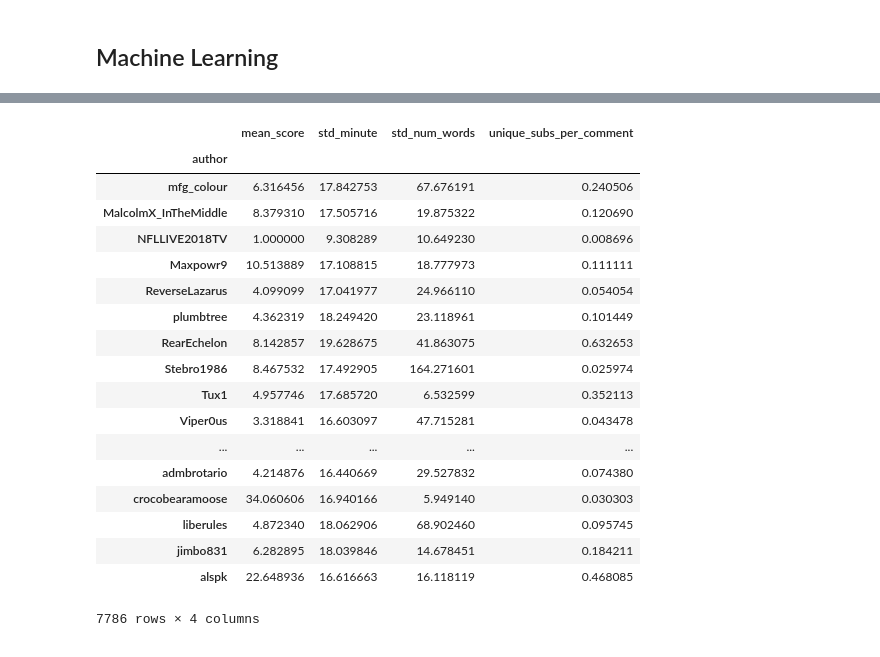
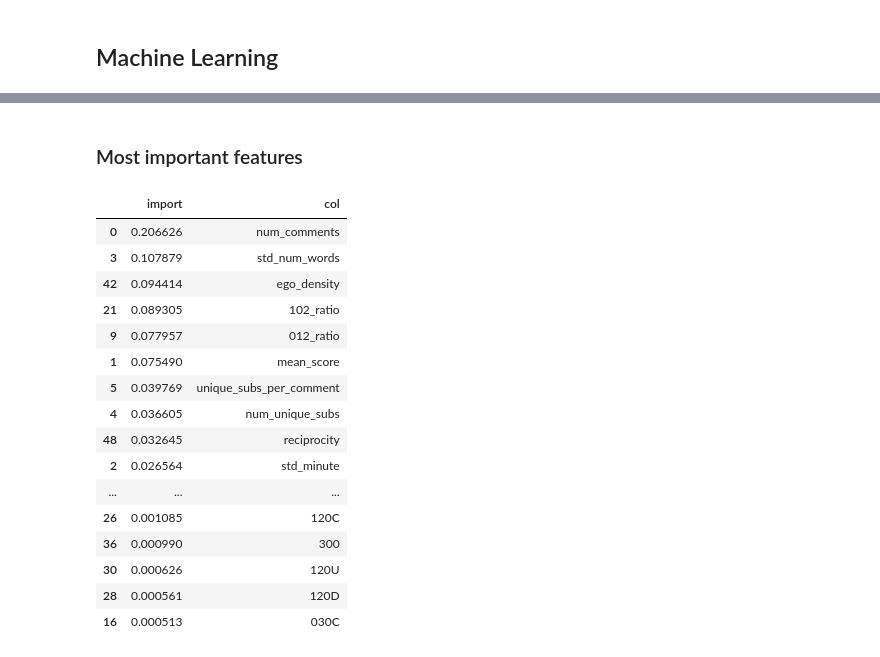
Before and after one commit to jonhartm/SI608_Project, a Jupyter notebook: 608_project_update.ipynb, the cells around one changed output, grey strips where cells are left out. Saved outputs shown, nothing was run; the diff lists cells and outputs as text; code cells hidden in the pictures.

```diff
--- a/608_project_update.ipynb
+++ b/608_project_update.ipynb
@@ -209,19 +326,20 @@ train, test = train_test_split(data, test_size = 0.3)
 # %%
-Cs = [1, 10, 100, 1000, 10000]
-gammas = [0.0001, 0.001, 0.01, 0.1]
+# split the data into training and test sets
+train, test = train_test_split(data, test_size = 0.3)
 
-for C in Cs:
-    for gamma in gammas:
-        print(C)
-        print(gamma)
-        clf = svm.SVC(kernel='rbf', class_weight='balanced', C=C, gamma=gamma)
-        clf.fit(train.loc[:,("mean_score", "std_minute", "std_num_words", "unique_subs_per_comment")], train.is_bot)
-        pred = clf.predict(test.loc[:,("mean_score", "std_minute", "std_num_words", "unique_subs_per_comment")])
-        labels = pd.DataFrame(test.is_bot)
-        labels["pred"] = pred
-        sens = len(labels.query("is_bot == 1 and pred == 1")) / len(labels.query("is_bot == 1"))
-        spec = len(labels.query("is_bot == 0 and pred == 0")) / len(labels.query("is_bot == 0"))
-        print(sens)
-        print(spec)
-        print((sens + spec) / 2)
+# identify the label column and the feature columns
+label_column = 'is_bot'
+column_list = [x for x in data.columns if x is not label_column]
+
+# run the classifier
+clf = RandomForestClassifier(class_weight='balanced', n_estimators=100, max_features=51)
+clf.fit(train.loc[:,column_list], train[label_column])
+pred = clf.predict(test.loc[:,column_list])
+labels = pd.DataFrame(test[label_column])
+labels["pred"] = pred
+sens = len(labels.query("is_bot == 1 and pred == 1")) / len(labels.query("is_bot == 1"))
+spec = len(labels.query("is_bot == 0 and pred == 0")) / len(labels.query("is_bot == 0"))
+print("Sensitivity:", sens)
+print("Specificity:", spec)
+print("Accuracy:",(sens + spec) / 2)
 # %% [output]
@@ -262,22 +349,25 @@ len(labels.query("is_bot == 0 and pred == 0")) / len(labels.query("is_bot == 0")
-# %%
-train.loc[:,("mean_score", "std_minute", "std_num_words", "unique_subs_per_comment")]
-# %% [output]
-|  | mean_score | std_minute | std_num_words | unique_subs_per_comment |
-| author |  |  |  |  |
-| mfg_colour | 6.316456 | 17.842753 | 67.676191 | 0.240506 |
-| MalcolmX_InTheMiddle | 8.379310 | 17.505716 | 19.875322 | 0.120690 |
-| NFLLIVE2018TV | 1.000000 | 9.308289 | 10.649230 | 0.008696 |
-| Maxpowr9 | 10.513889 | 17.108815 | 18.777973 | 0.111111 |
-| ReverseLazarus | 4.099099 | 17.041977 | 24.966110 | 0.054054 |
-| plumbtree | 4.362319 | 18.249420 | 23.118961 | 0.101449 |
-| RearEchelon | 8.142857 | 19.628675 | 41.863075 | 0.632653 |
-| Stebro1986 | 8.467532 | 17.492905 | 164.271601 | 0.025974 |
-| Tux1 | 4.957746 | 17.685720 | 6.532599 | 0.352113 |
-| Viper0us | 3.318841 | 16.603097 | 47.715281 | 0.043478 |
-| ... | ... | ... | ... | ... |
-| admbrotario | 4.214876 | 16.440669 | 29.527832 | 0.074380 |
-| crocobearamoose | 34.060606 | 16.940166 | 5.949140 | 0.030303 |
-| liberules | 4.872340 | 18.062906 | 68.902460 | 0.095745 |
-| jimbo831 | 6.282895 | 18.039846 | 14.678451 | 0.184211 |
-| alspk | 22.648936 | 16.616663 | 16.118119 | 0.468085 |
-7786 rows × 4 columns
+# %% [markdown]
+### Most important features
+# %%
+pd.DataFrame({
+    "import":clf.feature_importances_,
+    "col":column_list
+}).sort_values("import", ascending=False)
+# %% [output]
+|  | import | col |
+| 0 | 0.206626 | num_comments |
+| 3 | 0.107879 | std_num_words |
+| 42 | 0.094414 | ego_density |
+| 21 | 0.089305 | 102_ratio |
+| 9 | 0.077957 | 012_ratio |
+| 1 | 0.075490 | mean_score |
+| 5 | 0.039769 | unique_subs_per_comment |
+| 4 | 0.036605 | num_unique_subs |
+| 48 | 0.032645 | reciprocity |
+| 2 | 0.026564 | std_minute |
+| ... | ... | ... |
+| 26 | 0.001085 | 120C |
+| 36 | 0.000990 | 300 |
+| 30 | 0.000626 | 120U |
+| 28 | 0.000561 | 120D |
+| 16 | 0.000513 | 030C |
```
Also changed, not shown: parts of 65 cells of this notebook.
